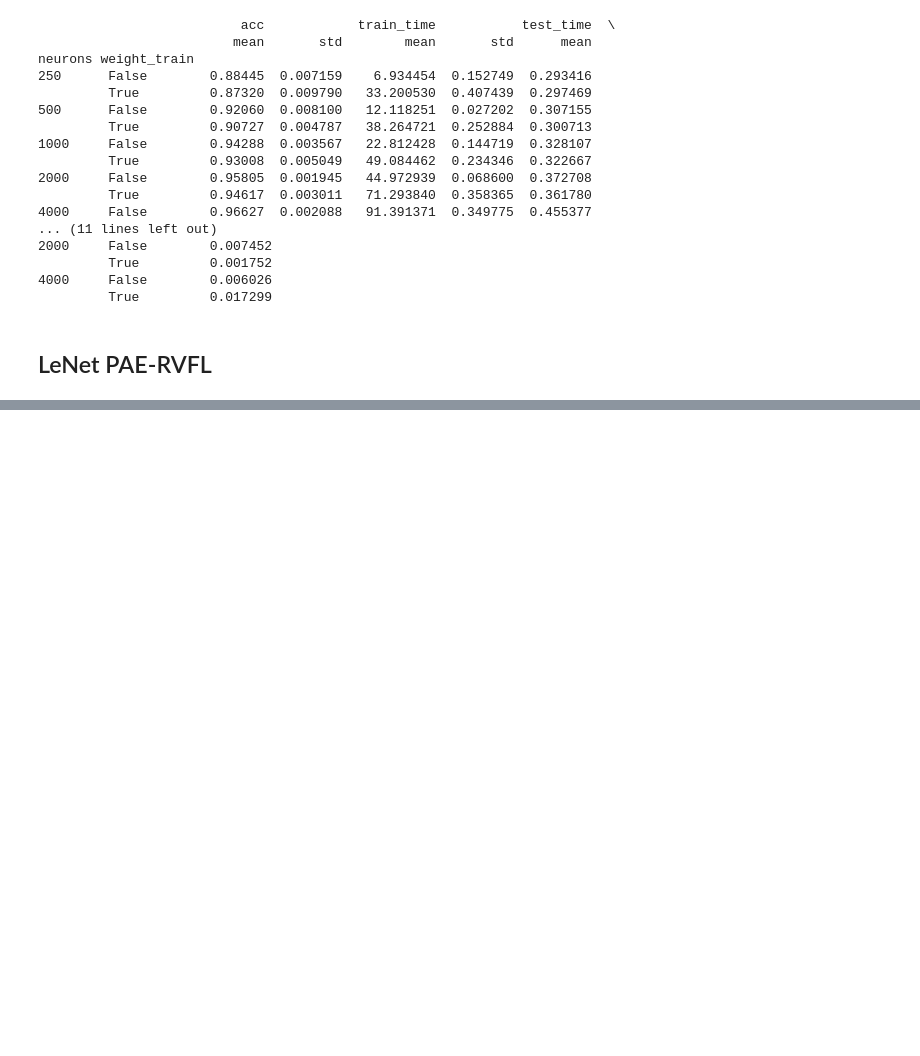
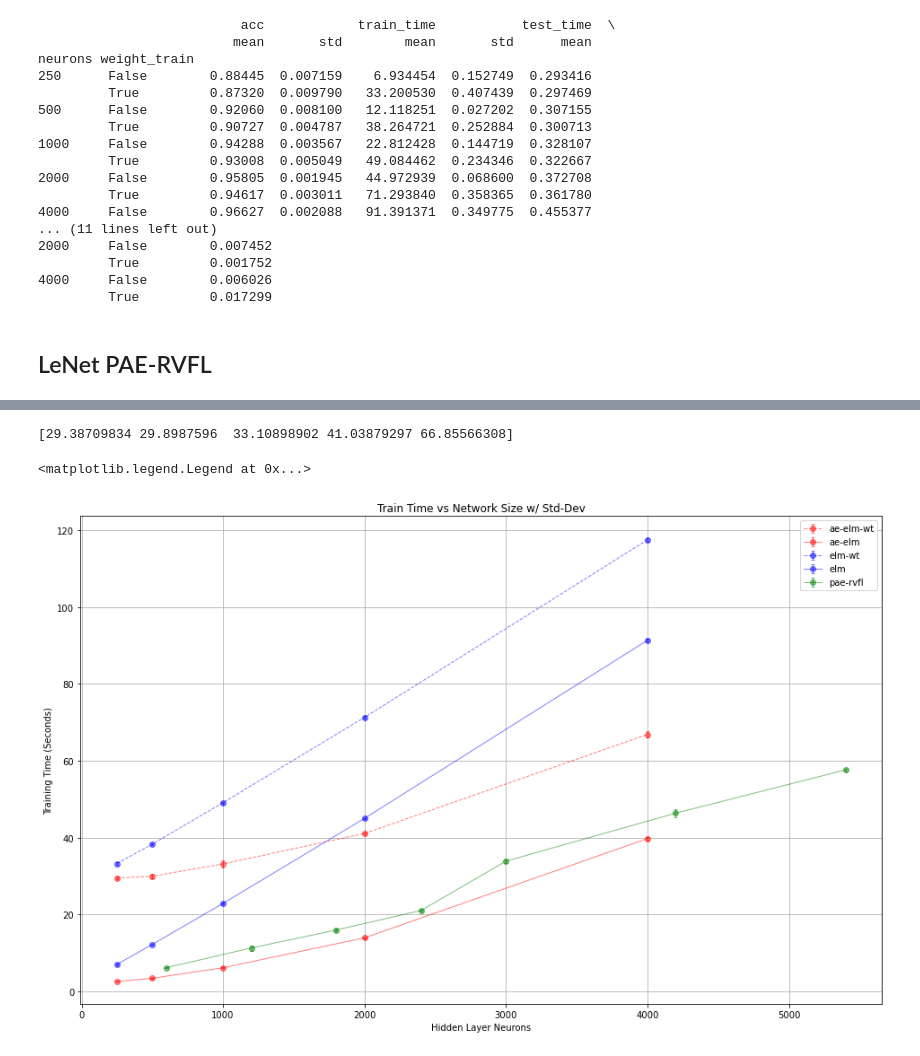
Before and after one commit to peterddod/lvl4-individual-project, a Jupyter notebook: data/notebooks/test_analysis.ipynb, the cells around one changed output, grey strips where cells are left out. Cells and saved outputs as stored; diff of their text form; code cells hidden in the pictures; blank space fills up the shorter version.

```diff
--- a/data/notebooks/test_analysis.ipynb
+++ b/data/notebooks/test_analysis.ipynb
@@ -136,0 +201,20 @@ h_size:600;subnets:8;   False        0.946351  0.010775
+# %%
+plt.figure(figsize=(16, 10))
+plt.title('Train Time vs Network Size w/ Std-Dev')
+plt.xlabel('Hidden Layer Neurons')
+plt.ylabel('Training Time (Seconds)')
+labels_pae = [600, 1200, 1800, 2400, 3000, 4200, 5400]
+print(ae_elm_wt_tt_mean)
+plt.errorbar(labels, ae_elm_wt_tt_mean, yerr=ae_elm_wt_tt_std, fmt='o--', color='red', alpha=0.5, linewidth=1, capsize=2)
+plt.errorbar(labels, ae_elm_nowt_tt_mean, yerr=ae_elm_nowt_tt_std, fmt='o-', color='red', alpha=0.5, linewidth=1, capsize=2)
+plt.errorbar(labels, elm_wt_tt_mean, yerr=elm_wt_tt_std, fmt='o--', color='blue', alpha=0.5, linewidth=1, capsize=2)
+plt.errorbar(labels, elm_nowt_tt_mean, yerr=elm_nowt_tt_std, fmt='o-', color='blue', alpha=0.5, linewidth=1, capsize=2)
+# plt.errorbar(labels_pae, pae_rvfl_wt_acc_mean, yerr=pae_rvfl_wt_acc_std, fmt='o--', color='green', alpha=0.5, linewidth=1)
+plt.errorbar(labels_pae, pae_rvfl_nowt_tt_mean, yerr=pae_rvfl_nowt_tt_std, fmt='o-', color='green', alpha=0.5, linewidth=1, capsize=2)
+plt.grid(which='both')
+plt.legend(['ae-elm-wt','ae-elm','elm-wt','elm','pae-rvfl','pae-rvfl'])
+# plt.ylim(86,99)
+# %% [output]
+[29.38709834 29.8987596  33.10898902 41.03879297 66.85566308]
+<matplotlib.legend.Legend at 0x...>
+[figure, added]
```
Also changed, not shown: parts of 9 cells of this notebook, 4 other files.
